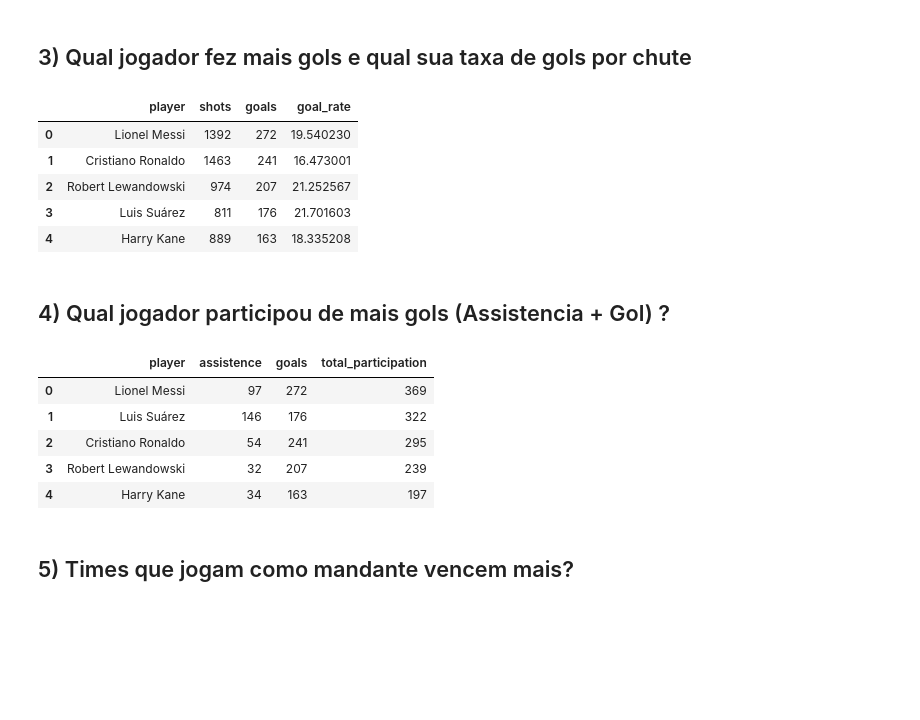
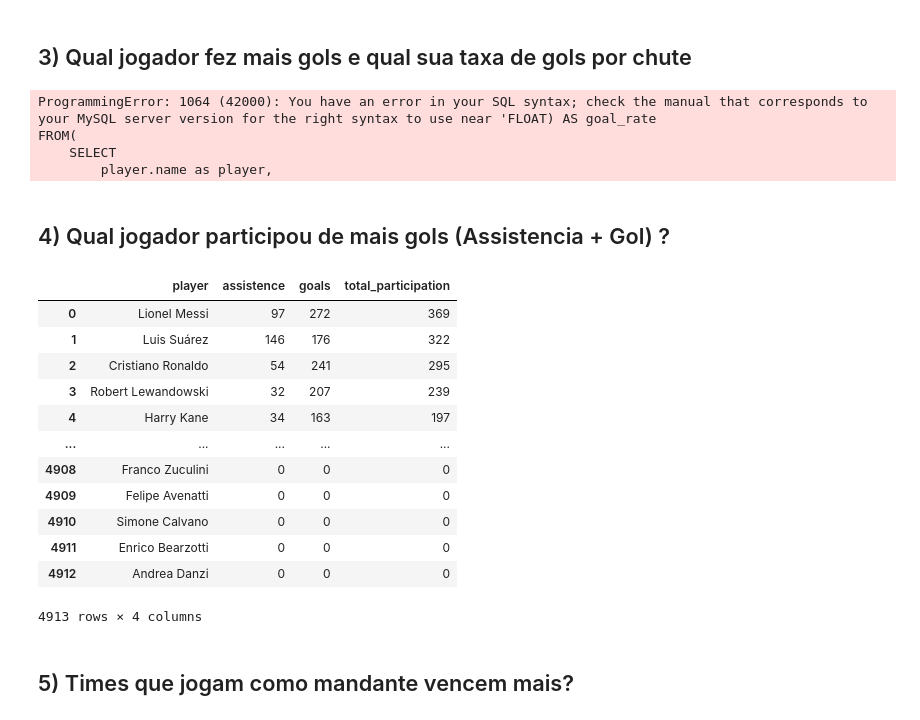
Before and after one commit to ciencia-dados-ifsp-grupo5/FootbalDatabase, a Jupyter notebook: notebooks/FootballDatabase_analysis.ipynb, the cells around one changed output. Drawn from its saved outputs; the diff is of its cells as text; code cells hidden in the pictures; blank space fills up the shorter version.

```diff
--- a/notebooks/FootballDatabase_analysis.ipynb
+++ b/notebooks/FootballDatabase_analysis.ipynb
@@ -293,96 +272,102 @@ question_2.head()
 # %% [markdown]
 ## 3) Qual jogador fez mais gols e qual sua taxa de gols por chute
 # %%
-question_3 = pd.read_sql('''
+question_3 = '''
 SELECT
     A.*,
     100 * CAST(goals AS FLOAT) / CAST (shots AS FLOAT) AS goal_rate
 FROM(
     SELECT
-        players.name as player,
+        player.name as player,
         COUNT(shotResult) as shots,
         SUM(
             CASE
-            WHEN shotResult = 'Goal' THEN 1
+            WHEN shotResult = 'Goal'
+                THEN 1
                 ELSE 0
             END) AS goals
     FROM
-        shots
-    LEFT JOIN players on shots.shooterID = players.playerID
+        shot
+    LEFT JOIN player on shot.shooterID = player.playerID
     GROUP BY
-        players.name
+        player.name
     ) A
 ORDER BY
     goals DESC
 
-''', con=conn)
-question_3.head()
+'''
+exec_query(question_3)
 # %% [output]
-|  | player | shots | goals | goal_rate |
-| 0 | Lionel Messi | 1392 | 272 | 19.540230 |
-| 1 | Cristiano Ronaldo | 1463 | 241 | 16.473001 |
-| 2 | Robert Lewandowski | 974 | 207 | 21.252567 |
-| 3 | Luis Suárez | 811 | 176 | 21.701603 |
-| 4 | Harry Kane | 889 | 163 | 18.335208 |
+ProgrammingError: 1064 (42000): You have an error in your SQL syntax; check the manual that corresponds to your MySQL server version for the right syntax to use near 'FLOAT) AS goal_rate
+FROM(
+    SELECT
+        player.name as player,
 # %% [markdown]
 ## 4) Qual jogador participou de mais gols (Assistencia + Gol) ?
 # %%
-question_4 = pd.read_sql('''
+question_4 = '''
 WITH
 t_goals AS(
     SELECT
-        players.name as player,
+        player.name as player,
         SUM(
             CASE
             WHEN shotResult = 'Goal' THEN 1
                 ELSE 0
             END) AS goals
     FROM
-        shots
-    LEFT JOIN players on shots.shooterID = players.playerID
-    GROUP BY players.name
+        shot
+    LEFT JOIN player on shot.shooterID = player.playerID
+    GROUP BY player.name
     ),
 
 t_assistence AS(
     SELECT
-        players.name as assist_player,
+        player.name as assist_player,
         SUM(
             CASE
             WHEN shotResult = 'Goal' THEN 1
                 ELSE 0
             END) AS assistence
     FROM
-        shots
-    LEFT JOIN players on shots.assisterID = players.playerID
+        shot
+    LEFT JOIN player on shot.assisterID = player.playerID
 
     GROUP BY
-        players.name
+        player.name
     )
 
 SELECT
     t_assistence.assist_player player,
     t_assistence.assistence,
     t_goals.goals,
     t_assistence.assistence + t_goals.goals as total_participation
 FROM
     t_assistence
 LEFT JOIN
     t_goals on t_assistence.assist_player = t_goals.player
 
 WHERE
     player <> 'None'
 ORDER BY
     total_participation DESC
 
-''', con=conn)
-question_4.head()
+'''
+exec_query(question_4)
 # %% [output]
 |  | player | assistence | goals | total_participation |
 | 0 | Lionel Messi | 97 | 272 | 369 |
 | 1 | Luis Suárez | 146 | 176 | 322 |
 | 2 | Cristiano Ronaldo | 54 | 241 | 295 |
 | 3 | Robert Lewandowski | 32 | 207 | 239 |
 | 4 | Harry Kane | 34 | 163 | 197 |
+| ... | ... | ... | ... | ... |
+| 4908 | Franco Zuculini | 0 | 0 | 0 |
+| 4909 | Felipe Avenatti | 0 | 0 | 0 |
+| 4910 | Simone Calvano | 0 | 0 | 0 |
+| 4911 | Enrico Bearzotti | 0 | 0 | 0 |
+| 4912 | Andrea Danzi | 0 | 0 | 0 |
+4913 rows × 4 columns
 # %% [markdown]
 ## 5) Times que jogam como mandante vencem mais?
 # %%
```
Also changed, not shown: parts of 6 cells of this notebook.
